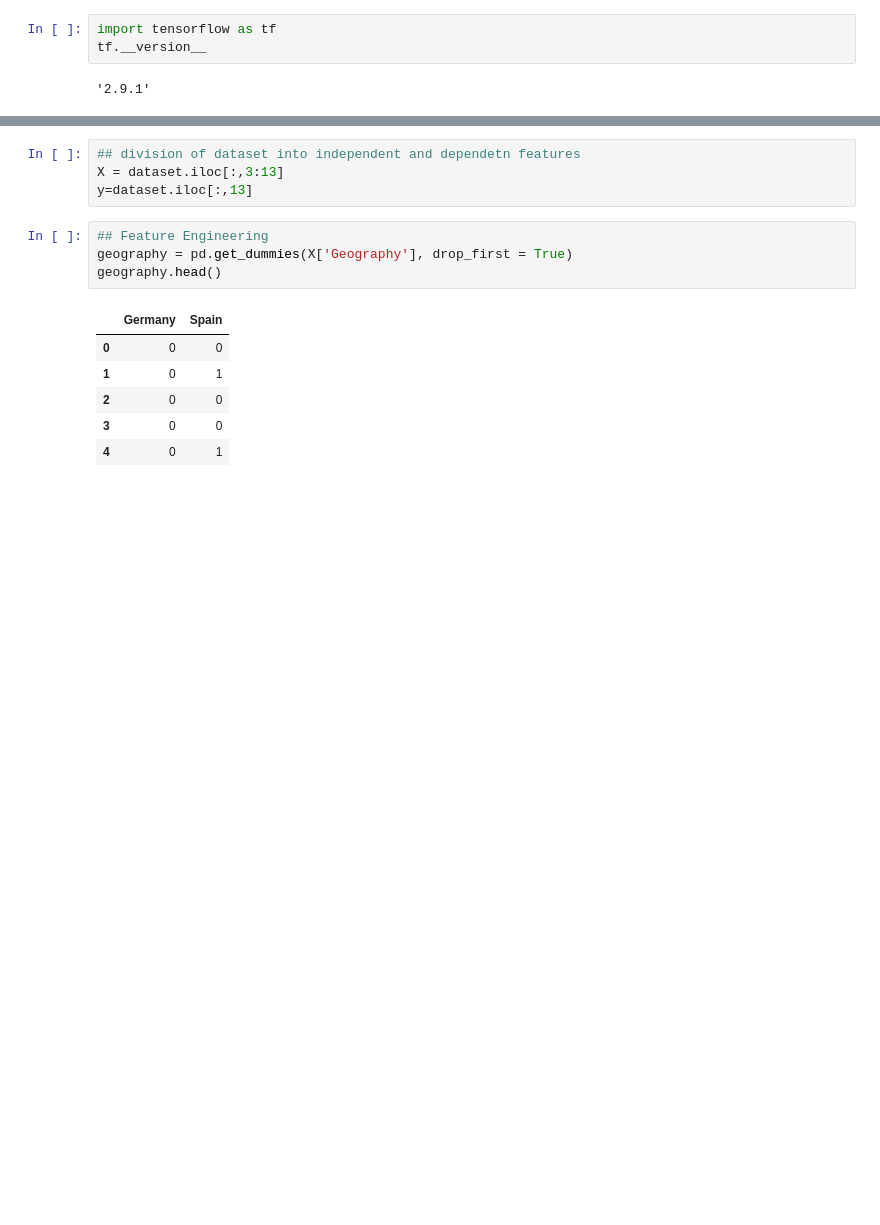
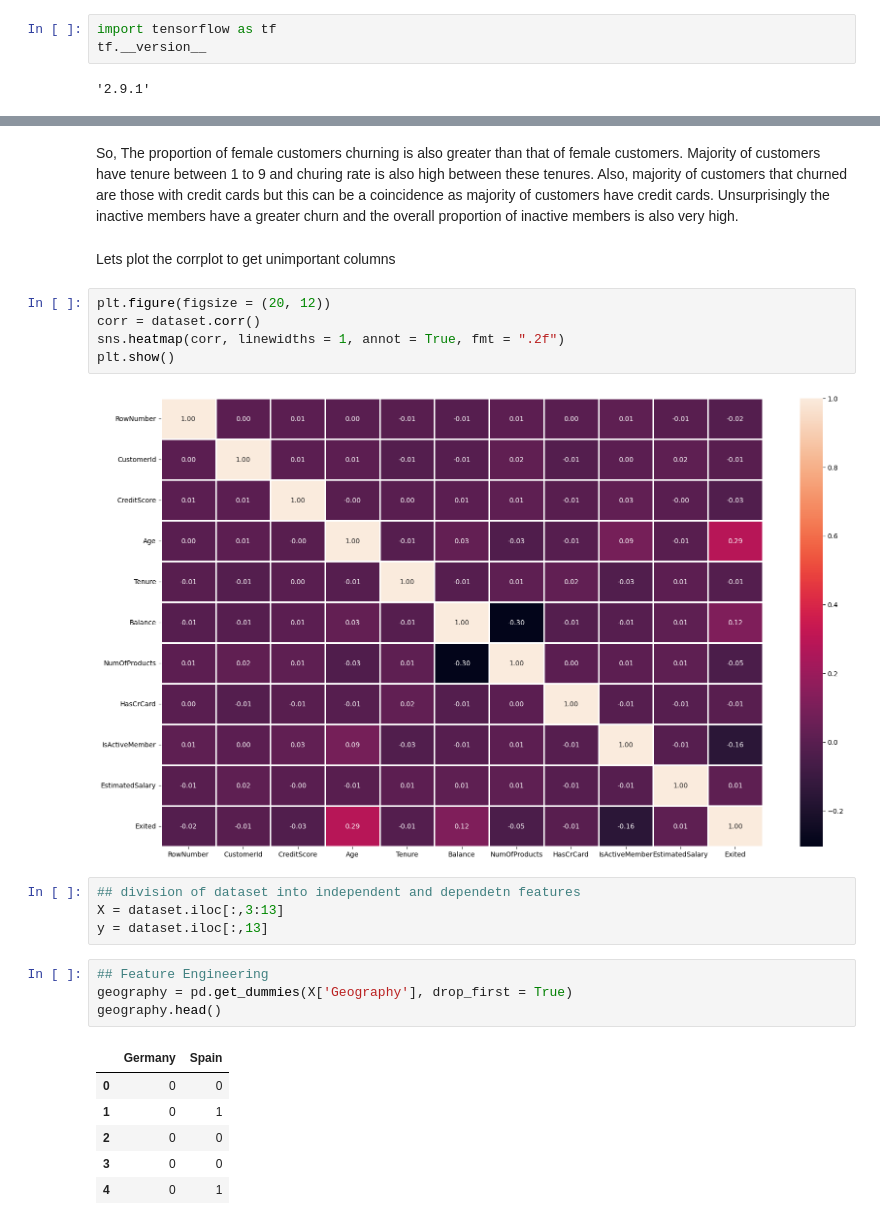
Before and after one commit to WRD397/Projects, a Jupyter notebook: ChurnModelling_ANN/main.ipynb, the cells around one changed output, grey strips where cells are left out. Drawn from its saved outputs; the diff is of its cells as text; blank space fills up the shorter version.

```diff
--- a/ChurnModelling_ANN/main.ipynb
+++ b/ChurnModelling_ANN/main.ipynb
@@ -43,7 +88,18 @@ dataset.head()
+# %% [markdown]
+So, The proportion of female customers churning is also greater than that of female customers. Majority of customers have tenure between 1 to 9 and churing rate is also high between these tenures. Also, majority of customers that churned are those with credit cards but this can be a coincidence as majority of customers have credit cards. Unsurprisingly the inactive members have a greater churn and the overall proportion of inactive members is also very high.
+# %% [markdown]
+Lets plot the corrplot to get unimportant columns
+# %%
+plt.figure(figsize = (20, 12))
+corr = dataset.corr()
+sns.heatmap(corr, linewidths = 1, annot = True, fmt = ".2f")
+plt.show()
+# %% [output]
+[figure, added]
 # %%
 ## division of dataset into independent and dependetn features
 X = dataset.iloc[:,3:13]
-y=dataset.iloc[:,13]
+y = dataset.iloc[:,13]
 # %%
 ## Feature Engineering
 geography = pd.get_dummies(X['Geography'], drop_first = True)
```
Also changed, not shown: parts of 22 cells of this notebook.
